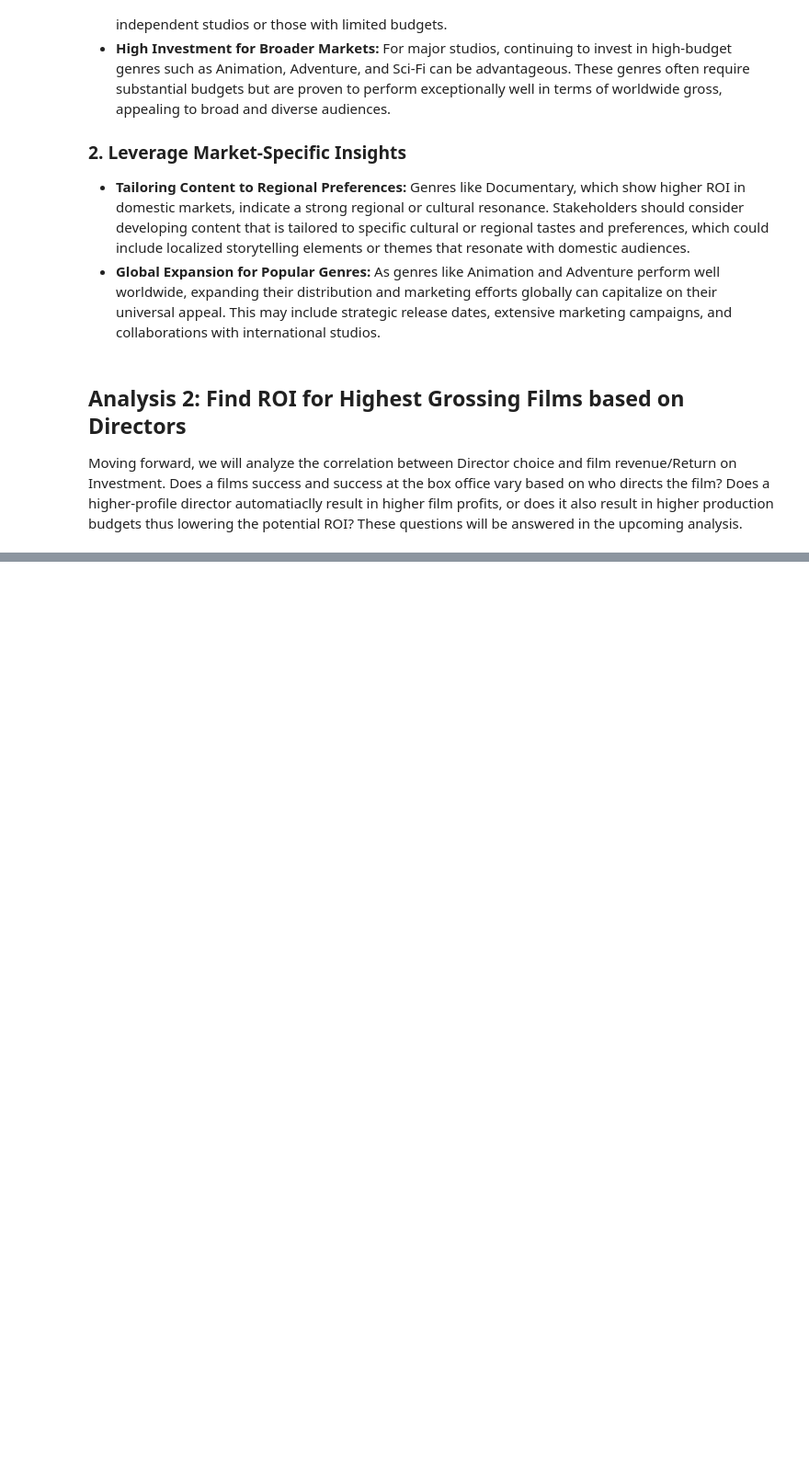
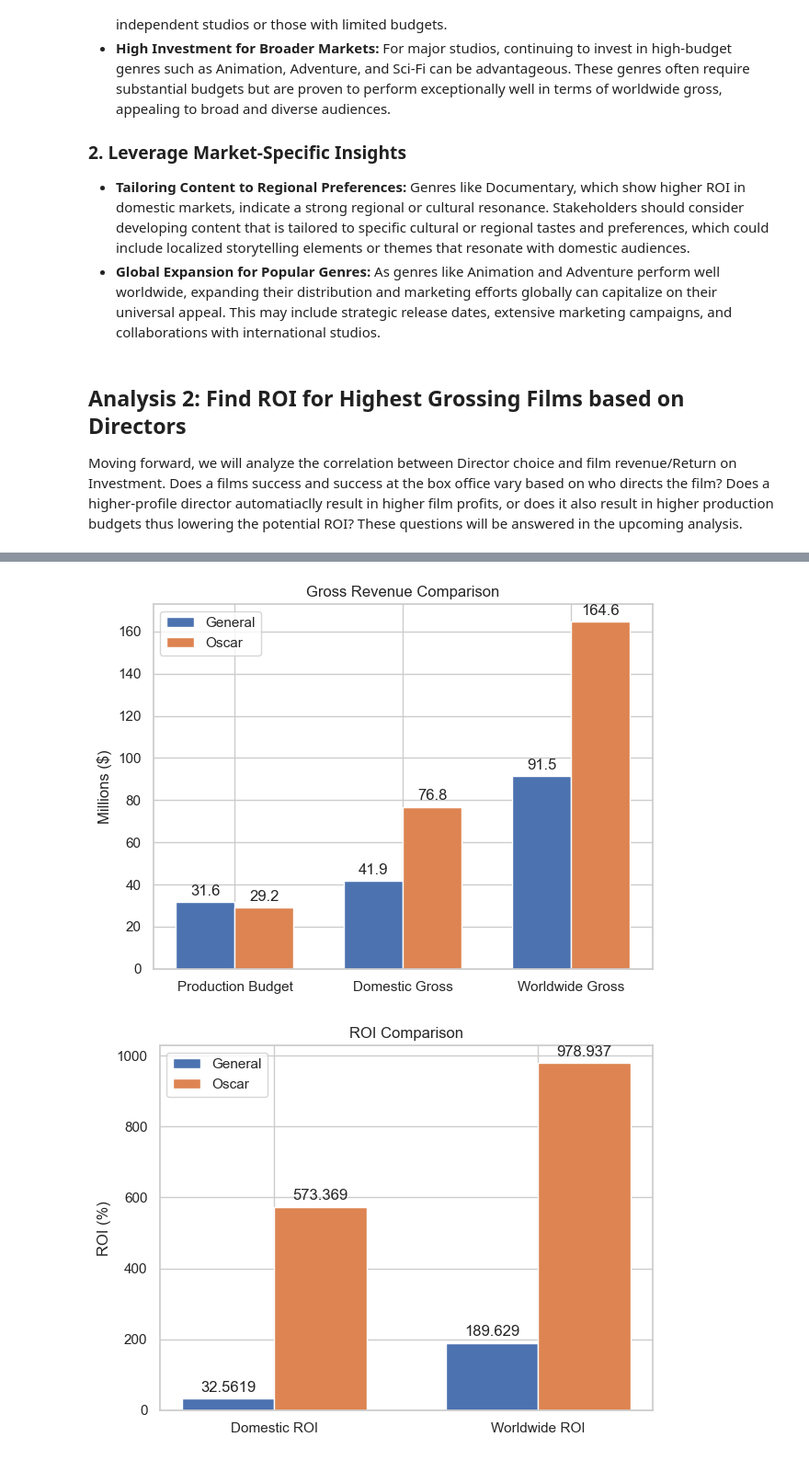
Before and after one commit to nealiyer88/dsc-phase-2-project, a Jupyter notebook: student.ipynb, the cells around one changed output, grey strips where cells are left out. Shown: that part at 92% size. Drawn from its saved outputs; the diff is of its cells as text; code cells hidden in the pictures; blank space fills up the shorter version.

Commit message:
Director Visuals Complete

```diff
--- a/student.ipynb
+++ b/student.ipynb
@@ -460,0 +437,74 @@ plt.show()
+# %%
+# Filter for Oscar-winning/nominated directors
+oscar_directors_df = merj_df[merj_df['category'] == 'DIRECTING']
+
+
+# Calculate means for Oscar-winning/nominated directors
+mean_oscar_production_budget = oscar_directors_df['production_budget'].mean()
+mean_oscar_domestic_gross = oscar_directors_df['domestic_gross'].mean()
+mean_oscar_worldwide_gross = oscar_directors_df['worldwide_gross'].mean()
+mean_oscar_roi_domestic = oscar_directors_df['ROI_Domestic'].mean()
+mean_oscar_roi_worldwide = oscar_directors_df['ROI_Worldwide'].mean()
+
+# Calculate means for All Other directors
+mean_production_budget = tn_movie_budgets['production_budget'].mean()
+mean_domestic_gross = tn_movie_budgets['domestic_gross'].mean()
+mean_worldwide_gross = tn_movie_budgets['worldwide_gross'].mean()
+domestic_roi = ((mean_domestic_gross - mean_production_budget) / mean_production_budget) * 100
+worldwide_roi = ((mean_worldwide_gross - mean_production_budget) / mean_production_budget) * 100
+
+# Labels and data for the chart
+labels = ['Production Budget', 'Domestic Gross', 'Worldwide Gross']
+general_means = [mean_production_budget / 1e6, mean_domestic_gross / 1e6, mean_worldwide_gross / 1e6]
+oscar_means = [mean_oscar_production_budget / 1e6, mean_oscar_domestic_gross / 1e6, mean_oscar_worldwide_gross / 1e6]
+
+x = np.arange(len(labels))  # label locations
+width = 0.35  # bar width
+
+fig, ax = plt.subplots()
+rects1 = ax.bar(x - width/2, general_means, width, label='General')
+rects2 = ax.bar(x + width/2, oscar_means, width, label='Oscar')
+
+# Add text for labels, title, and custom x-axis tick labels, etc.
+ax.set_ylabel('Millions ($)')
+ax.set_title('Gross Revenue Comparison')
+ax.set_xticks(x)
+ax.set_xticklabels(labels)
+ax.legend()
+
+# Optionally add labels to the bars
+ax.bar_label(rects1, padding=3, fmt='%.1f')
+ax.bar_label(rects2, padding=3, fmt='%.1f')
+
+fig.tight_layout()
+
+plt.show()
+
+
+labels = ['Domestic ROI', 'Worldwide ROI']
+general_rois = [domestic_roi, worldwide_roi]
+oscar_rois = [mean_roidomestic, mean_roiworldwide]
+
+x = np.arange(len(labels))  # label locations
+width = 0.35  # bar width
+
+fig, ax = plt.subplots()
+rects1 = ax.bar(x - width/2, general_rois, width, label='General')
+rects2 = ax.bar(x + width/2, oscar_rois, width, label='Oscar')
+
+# Add text for labels, title and custom x-axis tick labels, etc.
+ax.set_ylabel('ROI (%)')
+ax.set_title('ROI Comparison')
+ax.set_xticks(x)
+ax.set_xticklabels(labels)
+ax.legend()
+
+ax.bar_label(rects1, padding=3)
+ax.bar_label(rects2, padding=3)
+
+fig.tight_layout()
+
+plt.show()
+# %% [output]
+[figure, added]
+[figure, added]
```
Also changed, not shown: parts of 4 cells of this notebook.
